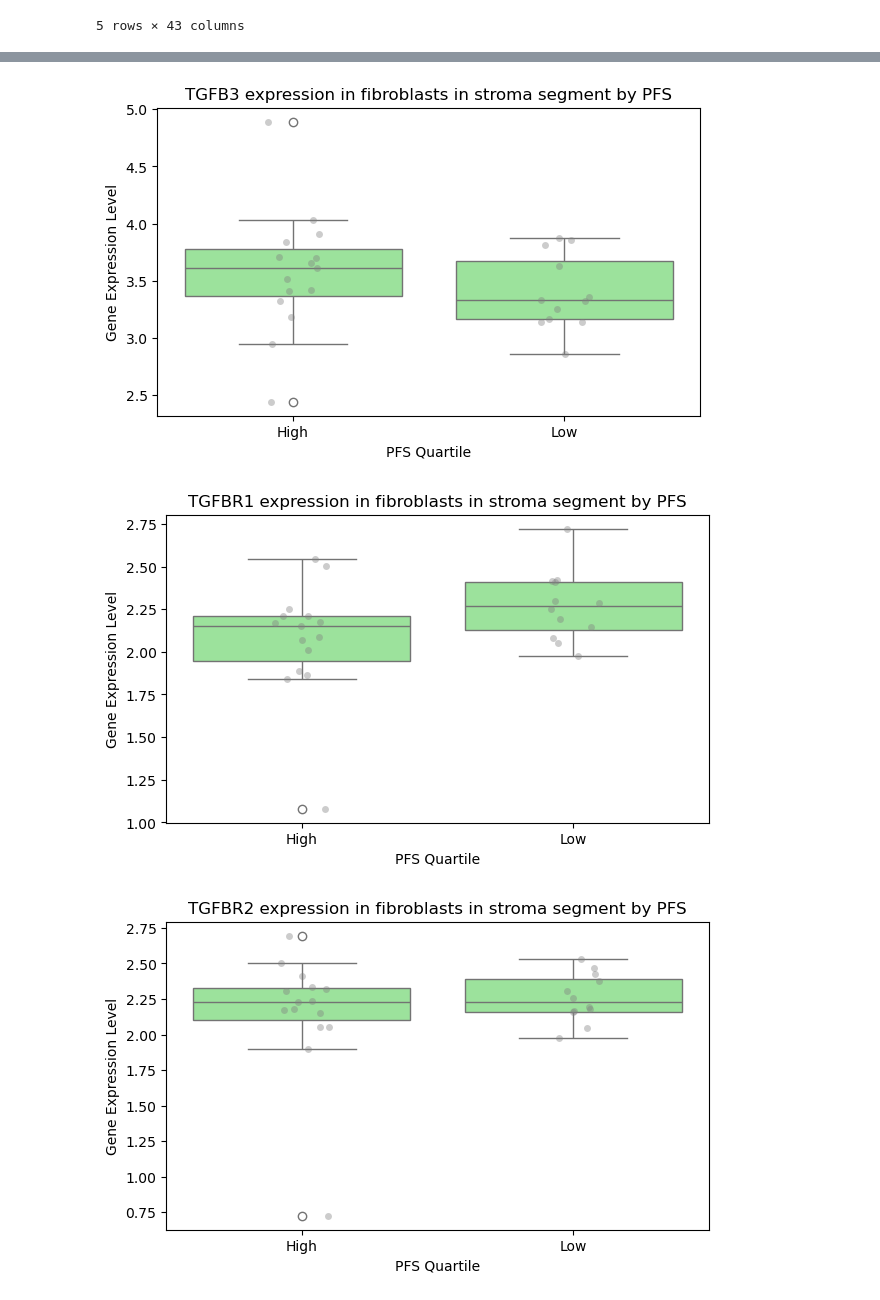
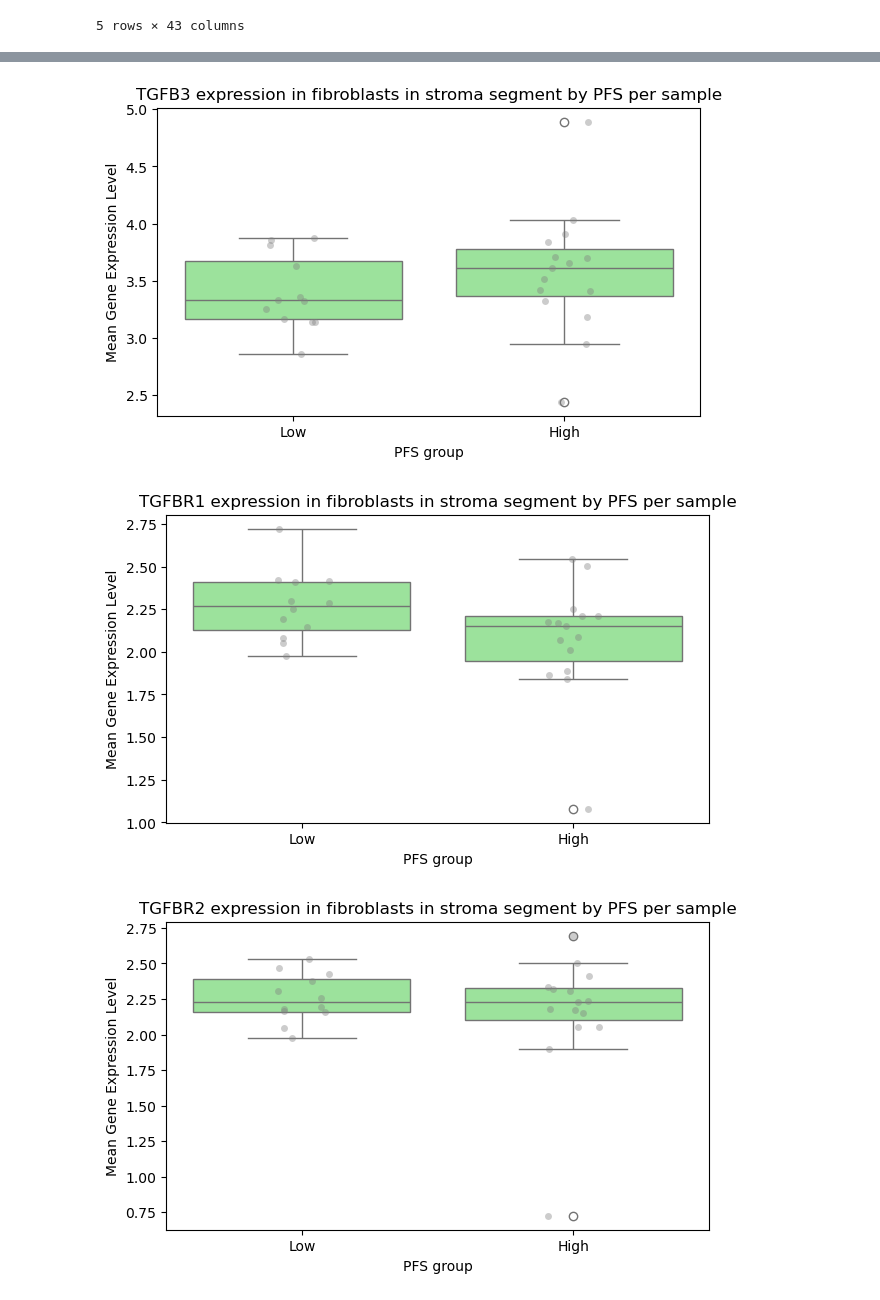
Before and after one commit to farkkilab/GeoFibroMax, a Jupyter notebook: batch_merged/box_plots_average_gene_expression_per_patient_pfs_os].ipynb, the cells around one changed output, grey strips where cells are left out. Saved outputs shown, nothing was run; the diff lists cells and outputs as text; code cells hidden in the pictures.

Commit message:
more mean boxes per patient

```diff
--- a/batch_merged/box_plots_average_gene_expression_per_patient_pfs_os].ipynb
+++ b/batch_merged/box_plots_average_gene_expression_per_patient_pfs_os].ipynb
@@ -70,10 +70,10 @@ for gene in target_CAFs:
 # %%
 for gene in target_receptors_molecules:
     plt.figure(figsize=(7, 4))
-    sns.boxplot(x="PFS_HL_group",y=gene,data=average_stroma_gene_expression, color='lightgreen')
-    sns.stripplot(x="PFS_HL_group", y=gene, data=average_stroma_gene_expression, color='grey', alpha=0.4, jitter=True)
-    plt.title(f"{gene} expression in fibroblasts in stroma segment by PFS")
-    plt.xlabel("PFS Quartile")
-    plt.ylabel("Gene Expression Level")
+    sns.boxplot(x="PFS_HL_group",y=gene,data=average_stroma_gene_expression, color='lightgreen',order=["Low", "High"])
+    sns.stripplot(x="PFS_HL_group", y=gene, data=average_stroma_gene_expression, color='grey', alpha=0.4, jitter=True, order=["Low", "High"])
+    plt.title(f"{gene} expression in fibroblasts in stroma segment by PFS per sample")
+    plt.xlabel("PFS group")
+    plt.ylabel("Mean Gene Expression Level")
     plt.show()
 # %% [output]
@@ -82,3 +82,3 @@ for gene in target_receptors_molecules:
-[figure, old version]
+[figure, new version]
-[figure, old version]
+[figure, new version]
-[figure, old version]
+[figure, new version]
```
Also changed, not shown: parts of 4 cells of this notebook, 1 other file.
